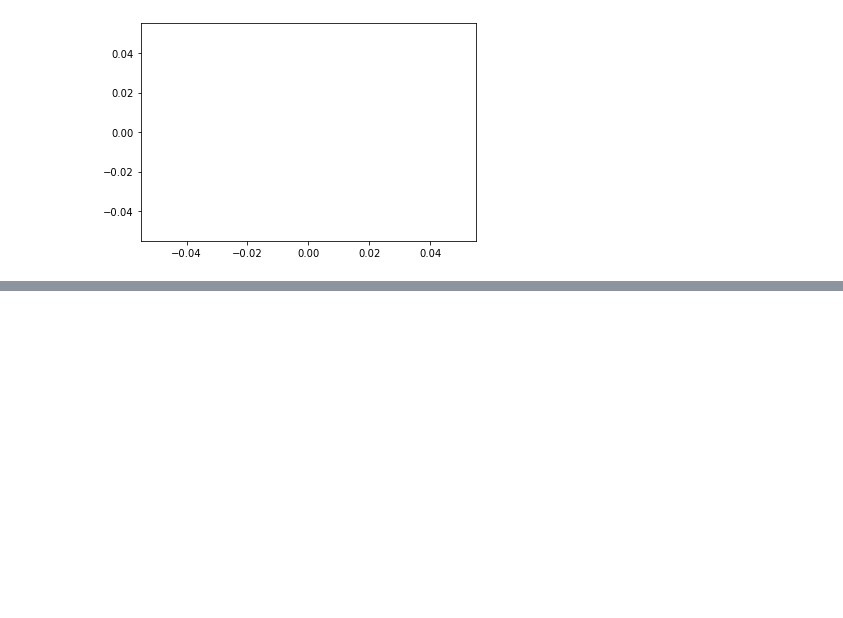
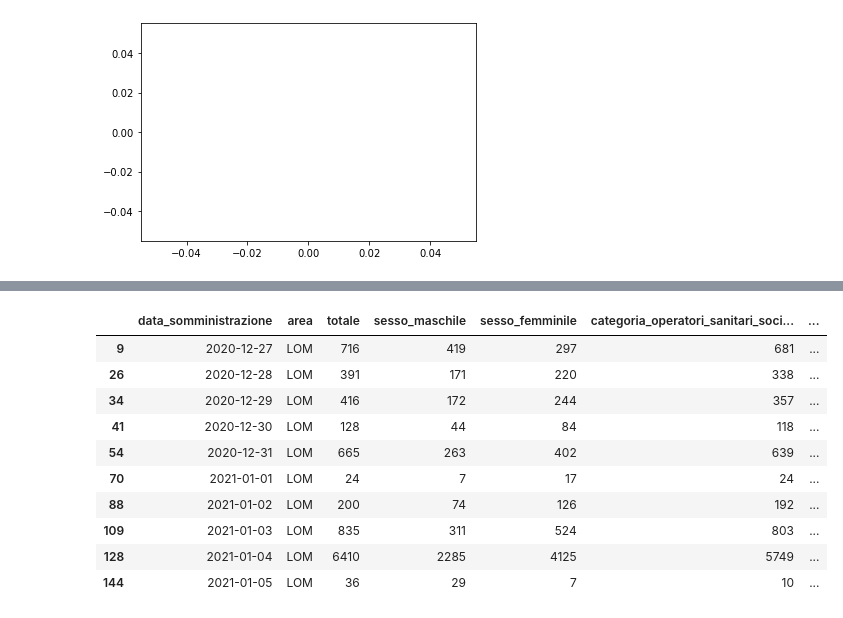
Before and after one commit to aidinattar/vaccini, a Jupyter notebook: vaccini.ipynb, the cells around one changed output, grey strips where cells are left out. Saved outputs shown, nothing was run; the diff lists cells and outputs as text; code cells hidden in the pictures; blank space fills up the shorter version.

```diff
--- a/vaccini.ipynb
+++ b/vaccini.ipynb
@@ -31,3 +33,41 @@ somm2_emr
+# %%
+somm2_grouped = somm2.groupby(somm2.area)
+somm2_emr     = somm2_grouped.get_group('EMR')
+somm2_ita     = somm2_grouped.get_group('ITA')
+somm2_ven     = somm2_grouped.get_group('VEN')
+somm2_abr     = somm2_grouped.get_group('ABR')
+somm2_bas     = somm2_grouped.get_group('BAS')
+somm2_cal     = somm2_grouped.get_group('CAL')
+somm2_cam     = somm2_grouped.get_group('CAM')
+somm2_fvg     = somm2_grouped.get_group('FVG')
+somm2_laz     = somm2_grouped.get_group('LAZ')
+somm2_lom     = somm2_grouped.get_group('LOM')
+somm2_lig     = somm2_grouped.get_group('LIG')
+somm2_mar     = somm2_grouped.get_group('MAR')
+somm2_mol     = somm2_grouped.get_group('MOL')
+somm2_pab     = somm2_grouped.get_group('PAB')
+somm2_pat     = somm2_grouped.get_group('PAT')
+somm2_pie     = somm2_grouped.get_group('PIE')
+somm2_pug     = somm2_grouped.get_group('PUG')
+somm2_sar     = somm2_grouped.get_group('SAR')
+somm2_sic     = somm2_grouped.get_group('SIC')
+somm2_tos     = somm2_grouped.get_group('TOS')
+somm2_umb     = somm2_grouped.get_group('UMB')
+somm2_vda     = somm2_grouped.get_group('VDA')
+
+somm2_lom
+# %% [output]
+|  | data_somministrazione | area | totale | sesso_maschile | sesso_femminile | categoria_operatori_sanitari_soci... | ... |
+| 9 | 2020-12-27 | LOM | 716 | 419 | 297 | 681 | ... |
+| 26 | 2020-12-28 | LOM | 391 | 171 | 220 | 338 | ... |
+| 34 | 2020-12-29 | LOM | 416 | 172 | 244 | 357 | ... |
+| 41 | 2020-12-30 | LOM | 128 | 44 | 84 | 118 | ... |
+| 54 | 2020-12-31 | LOM | 665 | 263 | 402 | 639 | ... |
+| 70 | 2021-01-01 | LOM | 24 | 7 | 17 | 24 | ... |
+| 88 | 2021-01-02 | LOM | 200 | 74 | 126 | 192 | ... |
+| 109 | 2021-01-03 | LOM | 835 | 311 | 524 | 803 | ... |
+| 128 | 2021-01-04 | LOM | 6410 | 2285 | 4125 | 5749 | ... |
+| 144 | 2021-01-05 | LOM | 36 | 29 | 7 | 10 | ... |
 # %%
 somm2_emr.plot(x ='data_somministrazione', y='totale', kind = 'bar', title = "emilia romagna")
 somm2_ita.plot(x ='data_somministrazione', y='totale', kind = 'bar', title = "italia")
```
Also changed, not shown: parts of 5 cells of this notebook.
